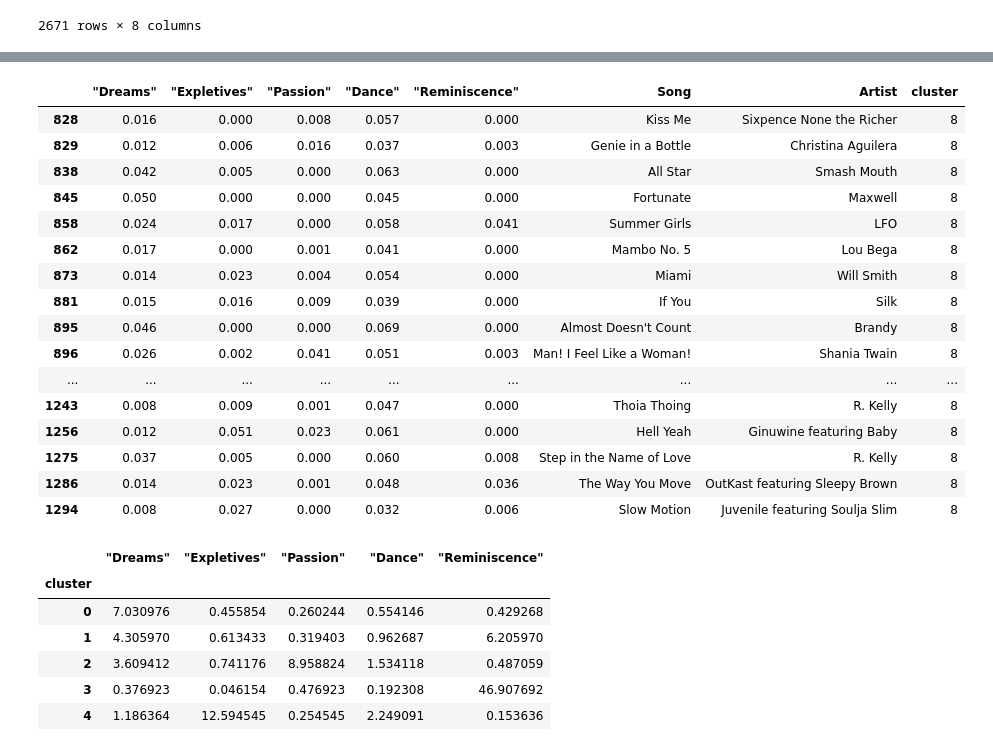
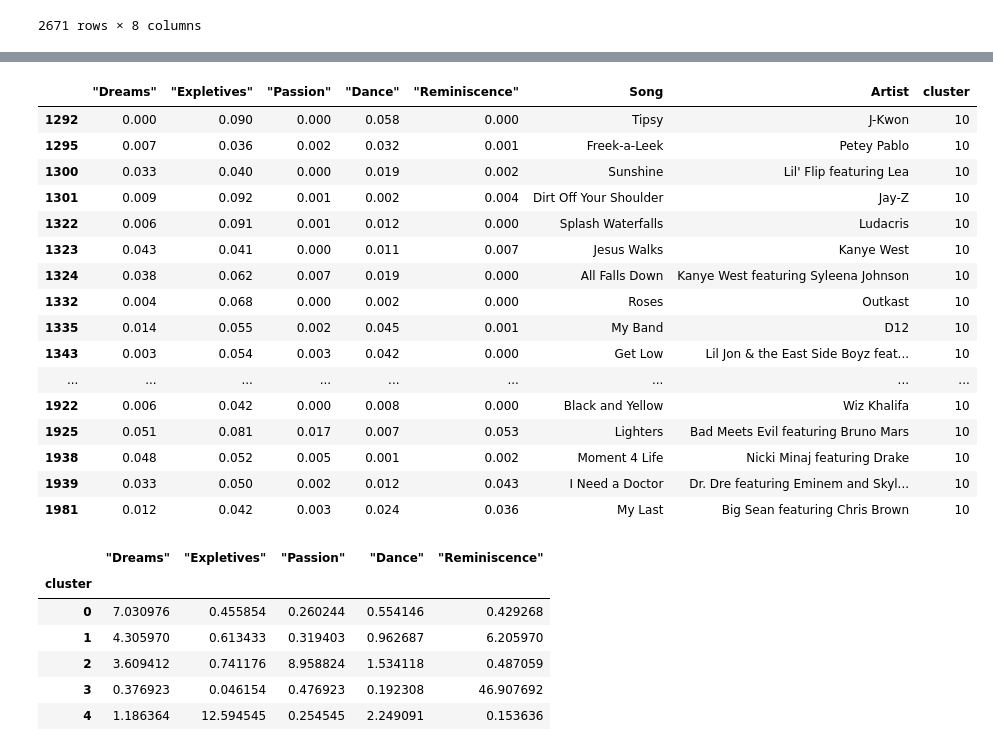
Before and after one commit to jcpark376/Lyrics_project, a Jupyter notebook: Models/Analysis/analysis_us.ipynb, the cells around one changed output, grey strips where cells are left out. Cells and saved outputs as stored; diff of their text form; code cells hidden in the pictures.

```diff
--- a/Models/Analysis/analysis_us.ipynb
+++ b/Models/Analysis/analysis_us.ipynb
@@ -210,24 +212,24 @@ hip.iloc[int(len(hip)//3.3):int(len(hip)//1.43)]
 # %%
-hip = doc_topic_mat[doc_topic_mat['cluster'] == 8]
+hip = doc_topic_mat[doc_topic_mat['cluster'] == 10]
 hip.iloc[int(len(hip)//3.3):int(len(hip)//1.43)].head(60)
 # %% [output]
 |  | "Dreams" | "Expletives" | "Passion" | "Dance" | "Reminiscence" | Song | Artist | cluster |
-| 828 | 0.016 | 0.000 | 0.008 | 0.057 | 0.000 | Kiss Me | Sixpence None the Richer | 8 |
-| 829 | 0.012 | 0.006 | 0.016 | 0.037 | 0.003 | Genie in a Bottle | Christina Aguilera | 8 |
-| 838 | 0.042 | 0.005 | 0.000 | 0.063 | 0.000 | All Star | Smash Mouth | 8 |
-| 845 | 0.050 | 0.000 | 0.000 | 0.045 | 0.000 | Fortunate | Maxwell | 8 |
-| 858 | 0.024 | 0.017 | 0.000 | 0.058 | 0.041 | Summer Girls | LFO | 8 |
-| 862 | 0.017 | 0.000 | 0.001 | 0.041 | 0.000 | Mambo No. 5 | Lou Bega | 8 |
-| 873 | 0.014 | 0.023 | 0.004 | 0.054 | 0.000 | Miami | Will Smith | 8 |
-| 881 | 0.015 | 0.016 | 0.009 | 0.039 | 0.000 | If You | Silk | 8 |
-| 895 | 0.046 | 0.000 | 0.000 | 0.069 | 0.000 | Almost Doesn't Count | Brandy | 8 |
-| 896 | 0.026 | 0.002 | 0.041 | 0.051 | 0.003 | Man! I Feel Like a Woman! | Shania Twain | 8 |
+| 1292 | 0.000 | 0.090 | 0.000 | 0.058 | 0.000 | Tipsy | J-Kwon | 10 |
+| 1295 | 0.007 | 0.036 | 0.002 | 0.032 | 0.001 | Freek-a-Leek | Petey Pablo | 10 |
+| 1300 | 0.033 | 0.040 | 0.000 | 0.019 | 0.002 | Sunshine | Lil' Flip featuring Lea | 10 |
+| 1301 | 0.009 | 0.092 | 0.001 | 0.002 | 0.004 | Dirt Off Your Shoulder | Jay-Z | 10 |
+| 1322 | 0.006 | 0.091 | 0.001 | 0.012 | 0.000 | Splash Waterfalls | Ludacris | 10 |
+| 1323 | 0.043 | 0.041 | 0.000 | 0.011 | 0.007 | Jesus Walks | Kanye West | 10 |
+| 1324 | 0.038 | 0.062 | 0.007 | 0.019 | 0.000 | All Falls Down | Kanye West featuring Syleena Johnson | 10 |
+| 1332 | 0.004 | 0.068 | 0.000 | 0.002 | 0.000 | Roses | Outkast | 10 |
+| 1335 | 0.014 | 0.055 | 0.002 | 0.045 | 0.001 | My Band | D12 | 10 |
+| 1343 | 0.003 | 0.054 | 0.003 | 0.042 | 0.000 | Get Low | Lil Jon & the East Side Boyz feat... | 10 |
 | ... | ... | ... | ... | ... | ... | ... | ... | ... |
-| 1243 | 0.008 | 0.009 | 0.001 | 0.047 | 0.000 | Thoia Thoing | R. Kelly | 8 |
-| 1256 | 0.012 | 0.051 | 0.023 | 0.061 | 0.000 | Hell Yeah | Ginuwine featuring Baby | 8 |
-| 1275 | 0.037 | 0.005 | 0.000 | 0.060 | 0.008 | Step in the Name of Love | R. Kelly | 8 |
-| 1286 | 0.014 | 0.023 | 0.001 | 0.048 | 0.036 | The Way You Move | OutKast featuring Sleepy Brown | 8 |
-| 1294 | 0.008 | 0.027 | 0.000 | 0.032 | 0.006 | Slow Motion | Juvenile featuring Soulja Slim | 8 |
+| 1922 | 0.006 | 0.042 | 0.000 | 0.008 | 0.000 | Black and Yellow | Wiz Khalifa | 10 |
+| 1925 | 0.051 | 0.081 | 0.017 | 0.007 | 0.053 | Lighters | Bad Meets Evil featuring Bruno Mars | 10 |
+| 1938 | 0.048 | 0.052 | 0.005 | 0.001 | 0.002 | Moment 4 Life | Nicki Minaj featuring Drake | 10 |
+| 1939 | 0.033 | 0.050 | 0.002 | 0.012 | 0.043 | I Need a Doctor | Dr. Dre featuring Eminem and Skyl... | 10 |
+| 1981 | 0.012 | 0.042 | 0.003 | 0.024 | 0.036 | My Last | Big Sean featuring Chris Brown | 10 |
 # %%
 doc_topic_mat.groupby(['cluster']).mean()*100
 # %% [output]
```
Also changed, not shown: parts of 5 cells of this notebook, 7 other files.
